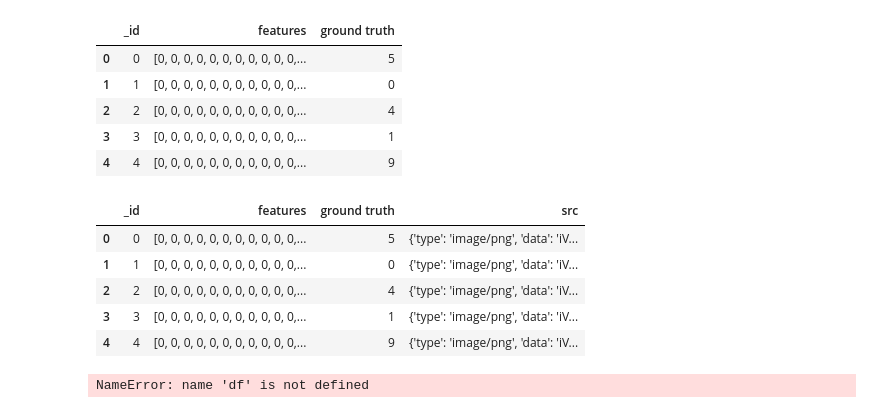
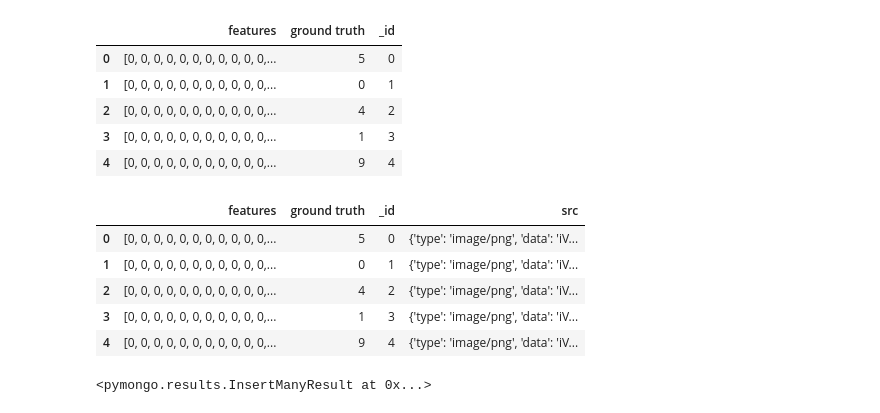
Before and after one commit to pnnl/chissl, a Jupyter notebook: applications/MNIST.ipynb, the cells around one changed output. Saved outputs shown, nothing was run; the diff lists cells and outputs as text; code cells hidden in the pictures.

Commit message:
remove util dependency

```diff
--- a/applications/MNIST.ipynb
+++ b/applications/MNIST.ipynb
@@ -11,7 +24,9 @@ from chissl.util import chissl_mongo as cm
 # %%
-from mnist import MNIST
-mndata = MNIST('/Users/aren438/data/MNIST/', gz=True)
+from mnist.loader import MNIST
+mndata = MNIST('G:/My Drive/gabrielfair@gmail.com/DocsOnGfair@uncc/School/UNCC/PhD/5122_Visual_Analytics_with_Ryan/FinalProject/MNIST/', gz=True)
 images, labels = mndata.load_training()
+
+#Data is located: http://yann.lecun.com/exdb/mnist/
 # %%
 df = pd.DataFrame({
     'features': images,
@@ -21,38 +36,38 @@ df = pd.DataFrame({
 
 df.head()
 # %% [output]
-|  | _id | features | ground truth |
-| 0 | 0 | [0, 0, 0, 0, 0, 0, 0, 0, 0, 0, 0,... | 5 |
-| 1 | 1 | [0, 0, 0, 0, 0, 0, 0, 0, 0, 0, 0,... | 0 |
-| 2 | 2 | [0, 0, 0, 0, 0, 0, 0, 0, 0, 0, 0,... | 4 |
-| 3 | 3 | [0, 0, 0, 0, 0, 0, 0, 0, 0, 0, 0,... | 1 |
-| 4 | 4 | [0, 0, 0, 0, 0, 0, 0, 0, 0, 0, 0,... | 9 |
+|  | features | ground truth | _id |
+| 0 | [0, 0, 0, 0, 0, 0, 0, 0, 0, 0, 0,... | 5 | 0 |
+| 1 | [0, 0, 0, 0, 0, 0, 0, 0, 0, 0, 0,... | 0 | 1 |
+| 2 | [0, 0, 0, 0, 0, 0, 0, 0, 0, 0, 0,... | 4 | 2 |
+| 3 | [0, 0, 0, 0, 0, 0, 0, 0, 0, 0, 0,... | 1 | 3 |
+| 4 | [0, 0, 0, 0, 0, 0, 0, 0, 0, 0, 0,... | 9 | 4 |
 # %%
-from chissl.util.image import img2base64
+from chissl import image
 from PIL import Image
 
 df['src'] = df.features\
     .apply(lambda x: 255 - np.reshape(x, (28, 28)).astype(np.uint8))\
     .apply(Image.fromarray, mode='L')\
     .apply(Image.Image.resize,
            size=(75, 75),
            resample=Image.BICUBIC)\
-    .apply(img2base64)
+    .apply(image.img2base64)
 
 df.head()
 # %% [output]
-|  | _id | features | ground truth | src |
-| 0 | 0 | [0, 0, 0, 0, 0, 0, 0, 0, 0, 0, 0,... | 5 | {'type': 'image/png', 'data': 'iV... |
-| 1 | 1 | [0, 0, 0, 0, 0, 0, 0, 0, 0, 0, 0,... | 0 | {'type': 'image/png', 'data': 'iV... |
-| 2 | 2 | [0, 0, 0, 0, 0, 0, 0, 0, 0, 0, 0,... | 4 | {'type': 'image/png', 'data': 'iV... |
-| 3 | 3 | [0, 0, 0, 0, 0, 0, 0, 0, 0, 0, 0,... | 1 | {'type': 'image/png', 'data': 'iV... |
-| 4 | 4 | [0, 0, 0, 0, 0, 0, 0, 0, 0, 0, 0,... | 9 | {'type': 'image/png', 'data': 'iV... |
+|  | features | ground truth | _id | src |
+| 0 | [0, 0, 0, 0, 0, 0, 0, 0, 0, 0, 0,... | 5 | 0 | {'type': 'image/png', 'data': 'iV... |
+| 1 | [0, 0, 0, 0, 0, 0, 0, 0, 0, 0, 0,... | 0 | 1 | {'type': 'image/png', 'data': 'iV... |
+| 2 | [0, 0, 0, 0, 0, 0, 0, 0, 0, 0, 0,... | 4 | 2 | {'type': 'image/png', 'data': 'iV... |
+| 3 | [0, 0, 0, 0, 0, 0, 0, 0, 0, 0, 0,... | 1 | 3 | {'type': 'image/png', 'data': 'iV... |
+| 4 | [0, 0, 0, 0, 0, 0, 0, 0, 0, 0, 0,... | 9 | 4 | {'type': 'image/png', 'data': 'iV... |
 # %%
 chissl = cm.ChisslMongo(verbose=True)
 
 chissl.create_collection('MNIST', df.to_dict(orient='records'), drop=True)
 # %% [output]
-NameError: name 'df' is not defined
+<pymongo.results.InsertManyResult at 0x...>
 # %%
 chissl.create_application('MNIST',
                           'MNIST',
```
Also changed, not shown: parts of 5 cells of this notebook, 4 other files.
